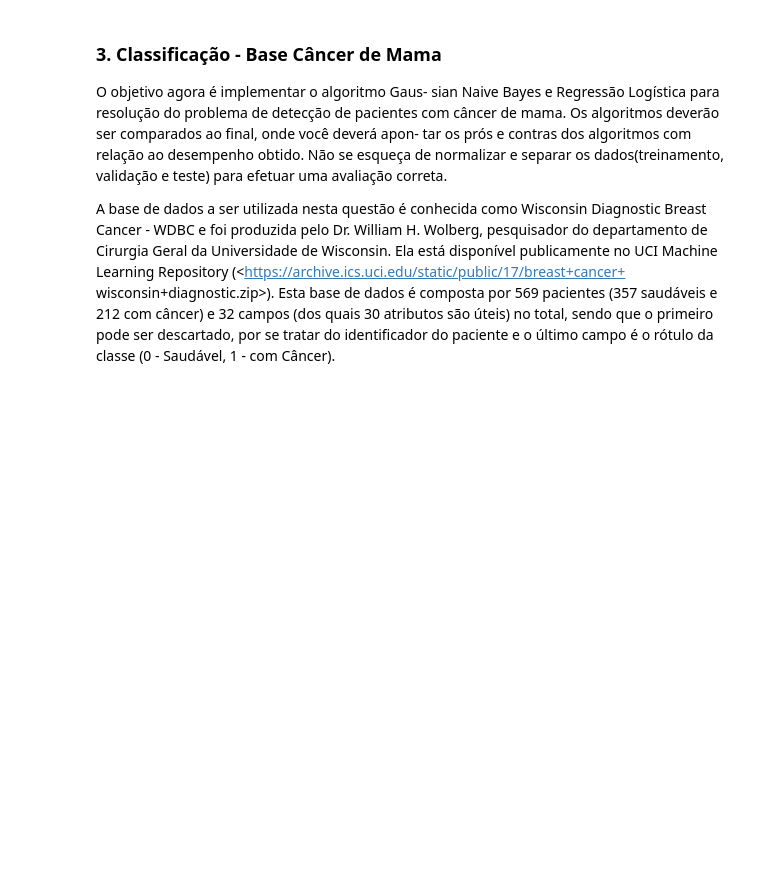
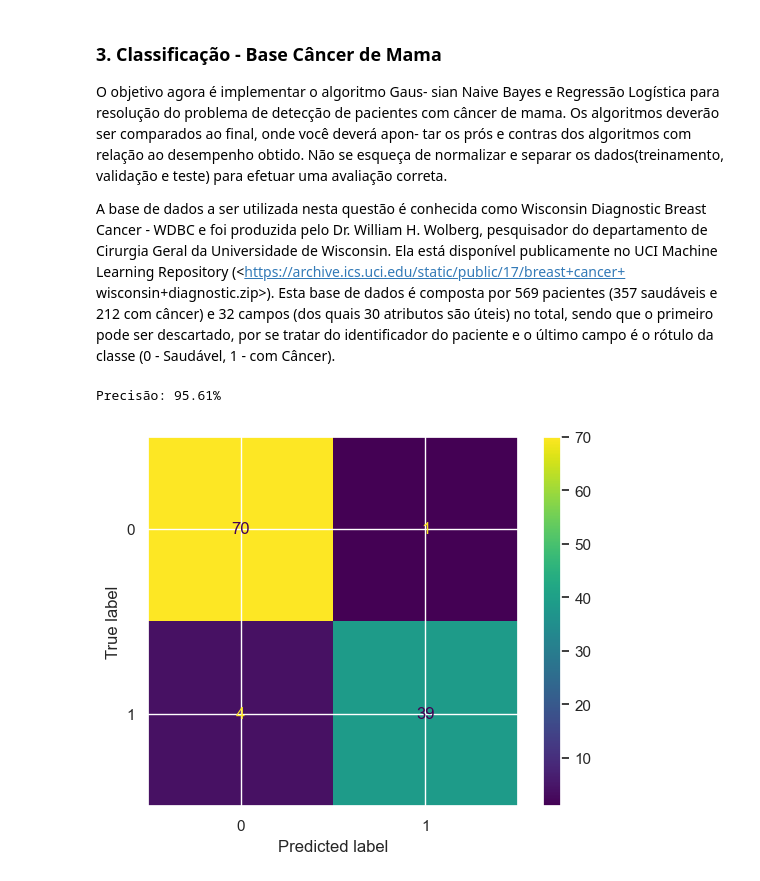
Before and after one commit to DanielCirino/ppginf-ml-trabalho-pratico-02, a Jupyter notebook: notebooks/trab_pratico_02.ipynb, the cells around one changed output. Saved outputs shown, nothing was run; the diff lists cells and outputs as text; code cells hidden in the pictures; blank space fills up the shorter version.

```diff
--- a/notebooks/trab_pratico_02.ipynb
+++ b/notebooks/trab_pratico_02.ipynb
@@ -596,3 +639,36 @@ wisconsin+diagnostic.zip>). Esta base de dados é composta por 569 pacientes (35
 e 212 com câncer) e 32 campos (dos quais 30 atributos são úteis) no total, sendo que o primeiro
 pode ser descartado, por se tratar do identificador do paciente e o último campo é o rótulo da
 classe (0 - Saudável, 1 - com Câncer).
+# %%
+dfDiagnostico = pd.read_csv("../datasets/wdbc.data",names=range(33))
+X = dfDiagnostico.loc[:,3:31].squeeze().to_numpy()
+y = dfDiagnostico.loc[:,1].squeeze().to_numpy()
+y=np.array(y=="M",dtype=int)
+
+X_normalizado = (X - X.mean(axis=0)) / X.std(axis=0)
+
+# Dividir os dados em treino e teste
+X_train, X_test, y_train, y_test = train_test_split(X_normalizado, y, test_size=0.2, random_state=42)
+# %%
+# Treinar o modelo Gaussian Naive Bayes
+gnb = GaussianNaiveBayes()
+gnb.fit(X_train, y_train)
+
+# Fazer previsões no conjunto de teste
+y_pred = gnb.predict(X_test)
+y_pred
+
+# Avaliar a precisão do modelo
+acuracia = np.mean(y_pred == y_test)
+print(f'Precisão: {acuracia * 100:.2f}%')
+
+# Plotar a matriz de confusão
+from sklearn.metrics import confusion_matrix, ConfusionMatrixDisplay
+
+cm = confusion_matrix(y_test, y_pred, labels=gnb.classes)
+disp = ConfusionMatrixDisplay(confusion_matrix=cm, display_labels=gnb.classes)
+disp.plot()
+plt.show()
+# %% [output]
+Precisão: 95.61%
+[figure, added]
```
Also changed, not shown: parts of 6 cells of this notebook.
